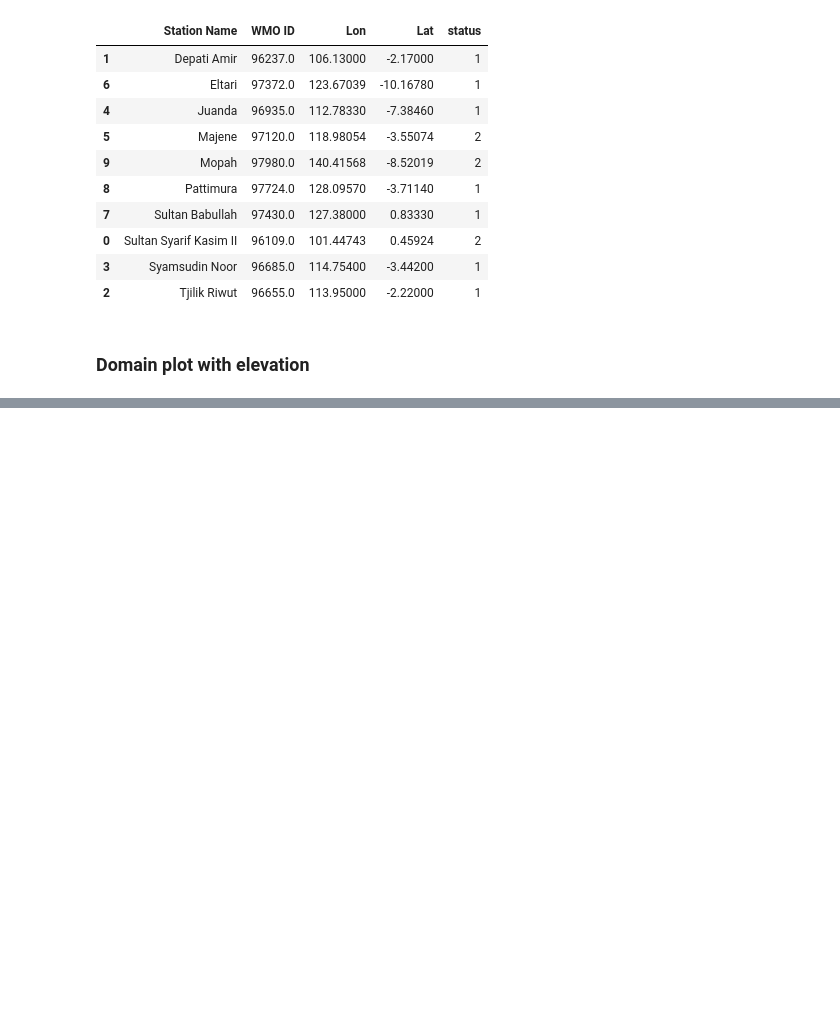
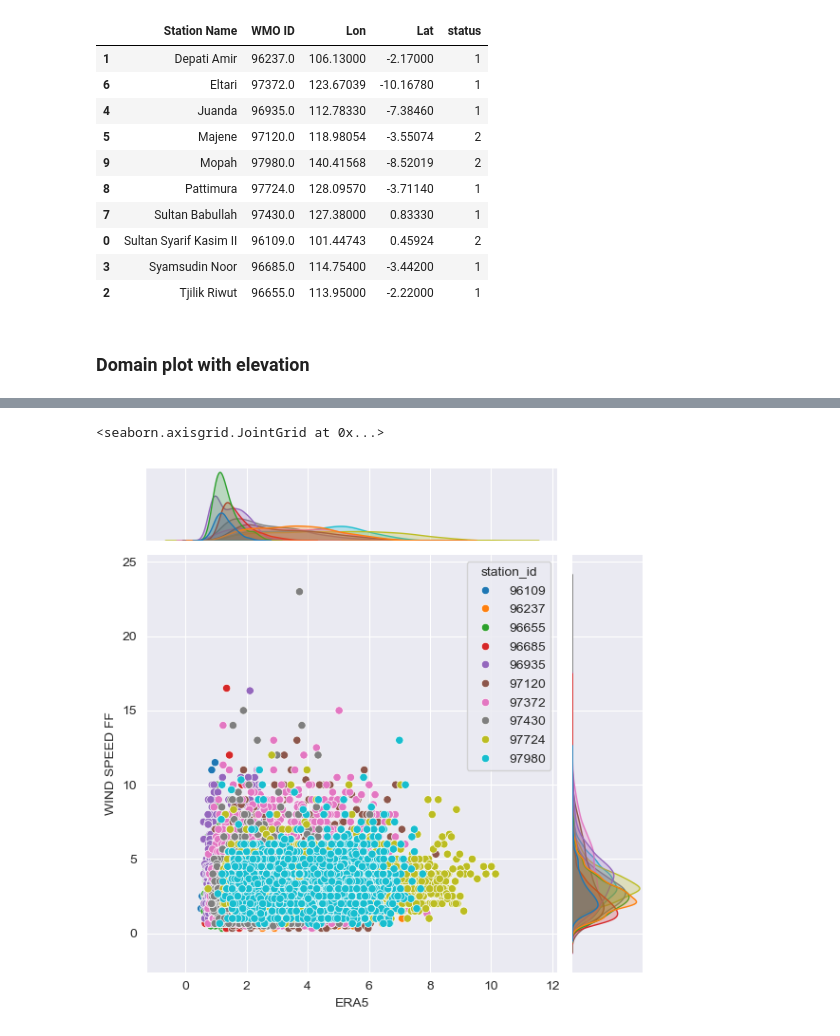
Before and after one commit to jb6465/wetsa-wp3, a Jupyter notebook: 2-in-situ_comparison.ipynb, the cells around one changed output, grey strips where cells are left out. Drawn from its saved outputs; the diff is of its cells as text; code cells hidden in the pictures; blank space fills up the shorter version.

```diff
--- a/2-in-situ_comparison.ipynb
+++ b/2-in-situ_comparison.ipynb
@@ -174,0 +299,8 @@ plt.clf()
+# %%
+wind_station_df.replace(0, np.nan, inplace=True)
+wind_station_df = wind_station_df.dropna()
+# %%
+sns.jointplot(data=wind_station_df, x="ERA5", y="WIND SPEED FF", hue='station_id')
+# %% [output]
+<seaborn.axisgrid.JointGrid at 0x...>
+[figure, added]
```
Also changed, not shown: parts of 15 cells of this notebook.
